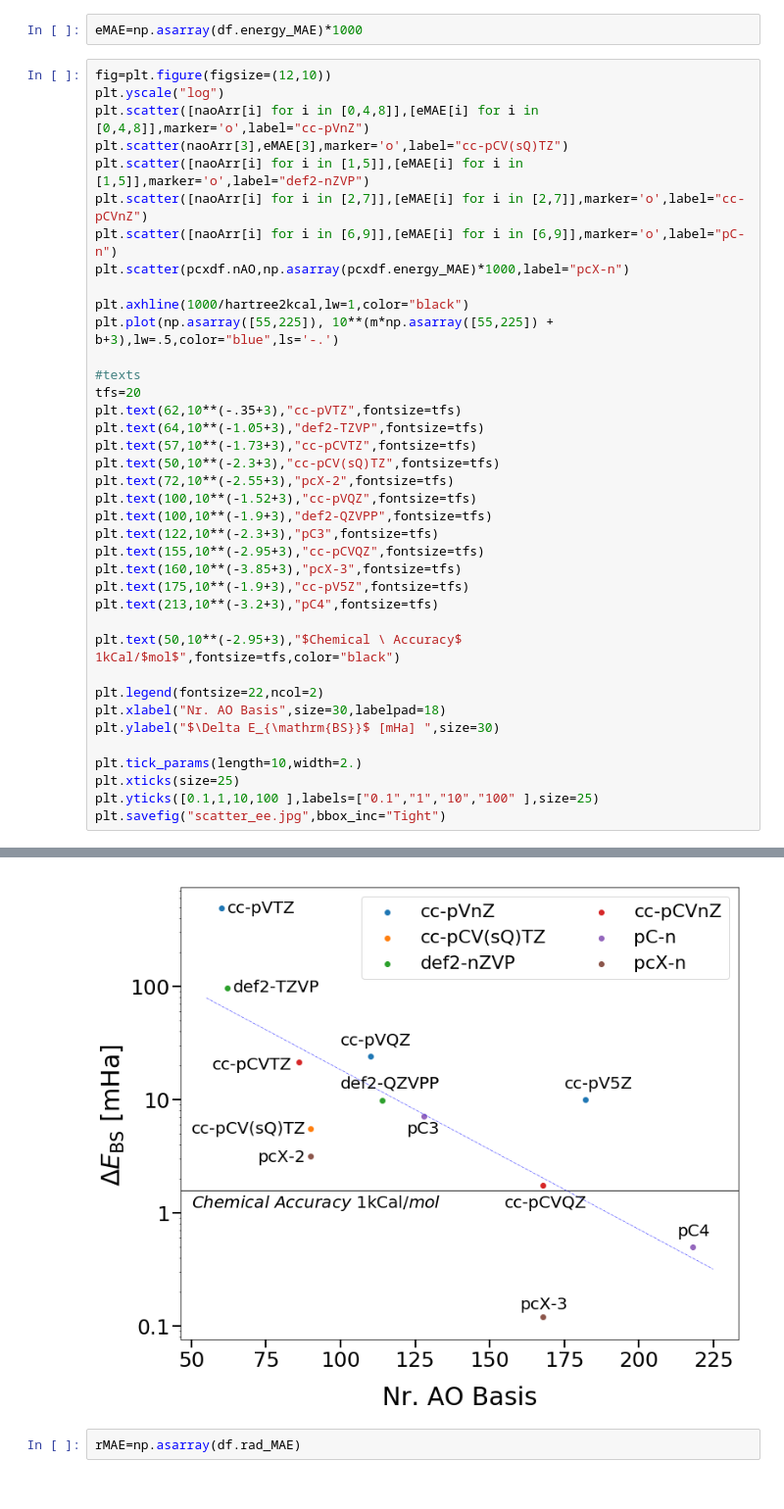
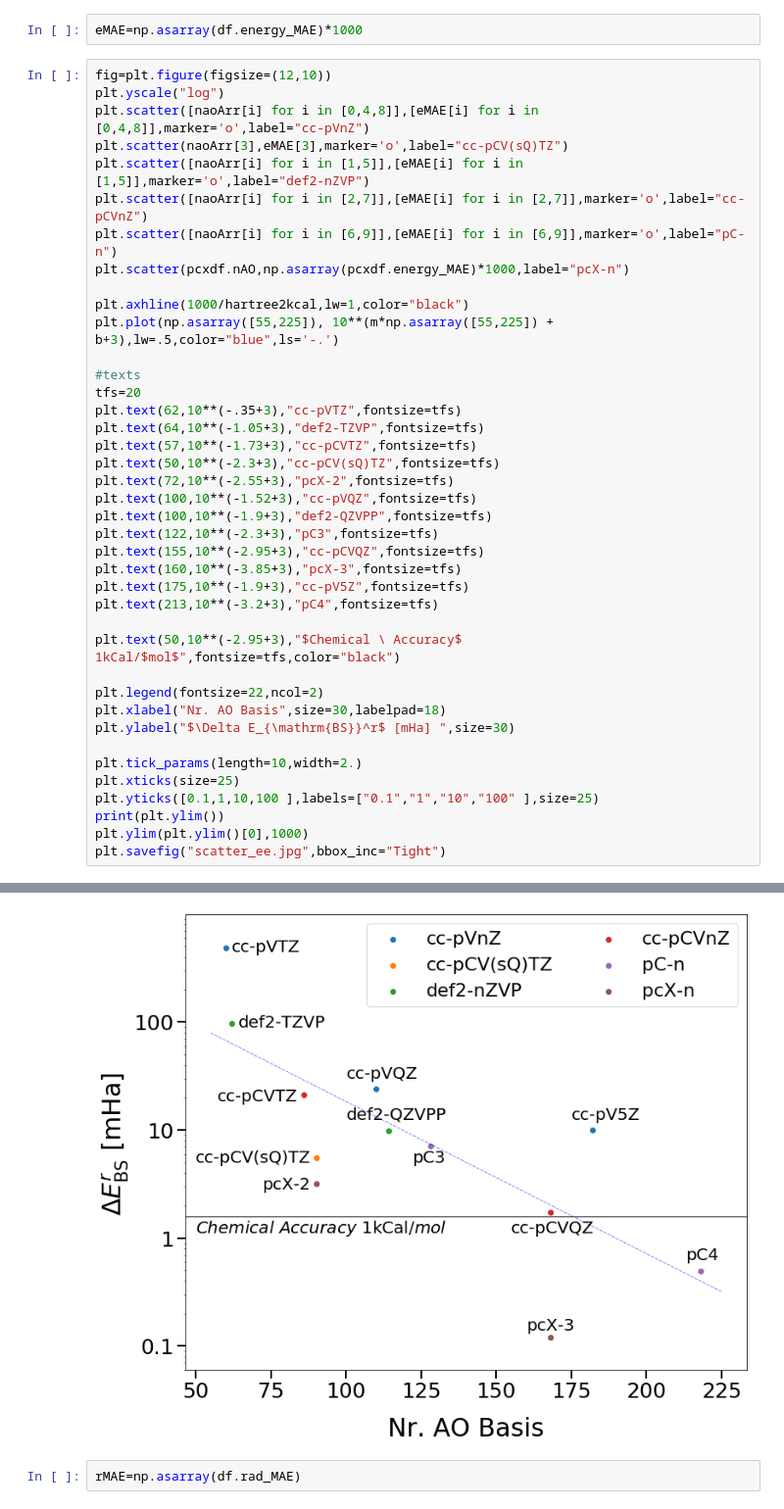
Before and after one commit to ferchault/APDFT, a Jupyter notebook: prototyping/hessian/AAFF/2_Basis_set_effects/Plots.ipynb, the cells around one changed output, grey strips where cells are left out. Shown at 98% size. Cells and saved outputs as stored; diff of their text form.

```diff
--- a/prototyping/hessian/AAFF/2_Basis_set_effects/Plots.ipynb
+++ b/prototyping/hessian/AAFF/2_Basis_set_effects/Plots.ipynb
@@ -137,10 +120,12 @@ plt.text(50,10**(-2.95+3),"$Chemical \ Accuracy$ 1kCal/$mol$",fontsize=tfs,color
 
 plt.legend(fontsize=22,ncol=2)
 plt.xlabel("Nr. AO Basis",size=30,labelpad=18)
-plt.ylabel("$\Delta E_{\mathrm{BS}}$ [mHa] ",size=30)
+plt.ylabel("$\Delta E_{\mathrm{BS}}^r$ [mHa] ",size=30)
 
 plt.tick_params(length=10,width=2.)
 plt.xticks(size=25)
 plt.yticks([0.1,1,10,100 ],labels=["0.1","1","10","100" ],size=25)
+print(plt.ylim())
+plt.ylim(plt.ylim()[0],1000)
 plt.savefig("scatter_ee.jpg",bbox_inc="Tight")
 # %% [output]
@@ -147,4 +133,4 @@ plt.savefig("scatter_ee.jpg",bbox_inc="Tight")
-[figure, old version]
+[figure, new version]
 # %%
 rMAE=np.asarray(df.rad_MAE)
 # %%
```
Also changed, not shown: parts of 6 cells of this notebook, 28 other files.
